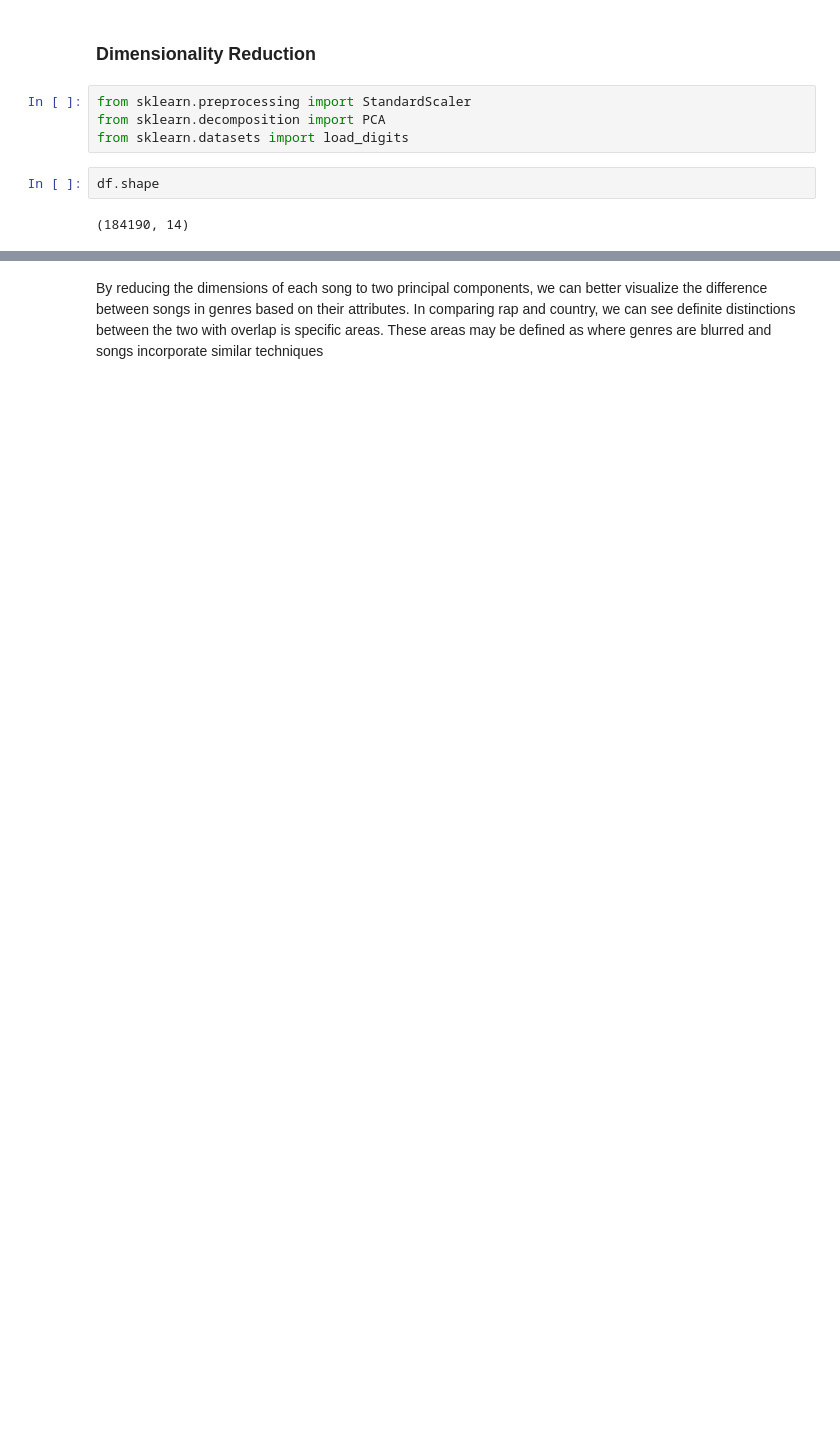
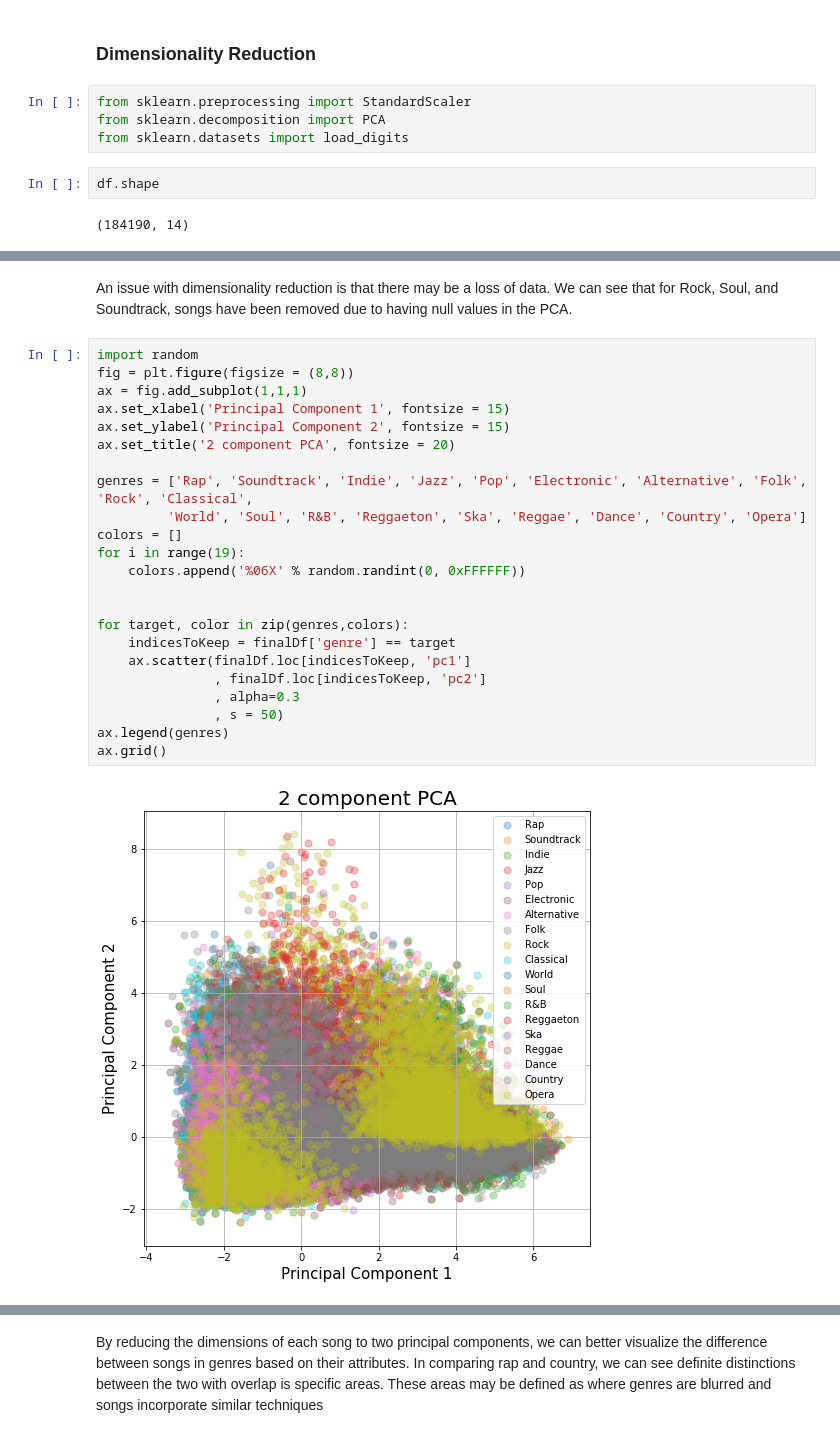
Before and after one commit to jamesjaeyu/SpotifyGenreAnalysis, a Jupyter notebook: FinalProject_group88.ipynb, the cells around one changed output, grey strips where cells are left out. Saved outputs shown, nothing was run; the diff lists cells and outputs as text; blank space fills up the shorter version.

```diff
--- a/FinalProject_group88.ipynb
+++ b/FinalProject_group88.ipynb
@@ -1030,3 +1031,30 @@ finalDf = pd.concat([principalDf, df[['genre']]], axis = 1)
+# %% [markdown]
+An issue with dimensionality reduction is that there may be a loss of data. We can see that for Rock, Soul, and Soundtrack, songs have been removed due to having null values in the PCA.
+# %%
+import random
+fig = plt.figure(figsize = (8,8))
+ax = fig.add_subplot(1,1,1)
+ax.set_xlabel('Principal Component 1', fontsize = 15)
+ax.set_ylabel('Principal Component 2', fontsize = 15)
+ax.set_title('2 component PCA', fontsize = 20)
+
+genres = ['Rap', 'Soundtrack', 'Indie', 'Jazz', 'Pop', 'Electronic', 'Alternative', 'Folk', 'Rock', 'Classical',
+         'World', 'Soul', 'R&B', 'Reggaeton', 'Ska', 'Reggae', 'Dance', 'Country', 'Opera']
+colors = []
+for i in range(19):
+    colors.append('%06X' % random.randint(0, 0xFFFFFF))
+
+
+for target, color in zip(genres,colors):
+    indicesToKeep = finalDf['genre'] == target
+    ax.scatter(finalDf.loc[indicesToKeep, 'pc1']
+               , finalDf.loc[indicesToKeep, 'pc2']
+               , alpha=0.3
+               , s = 50)
+ax.legend(genres)
+ax.grid()
+# %% [output]
+[figure, added]
 # %%
 import random
 fig = plt.figure(figsize = (8,8))
```
Also changed, not shown: parts of 54 cells of this notebook.
